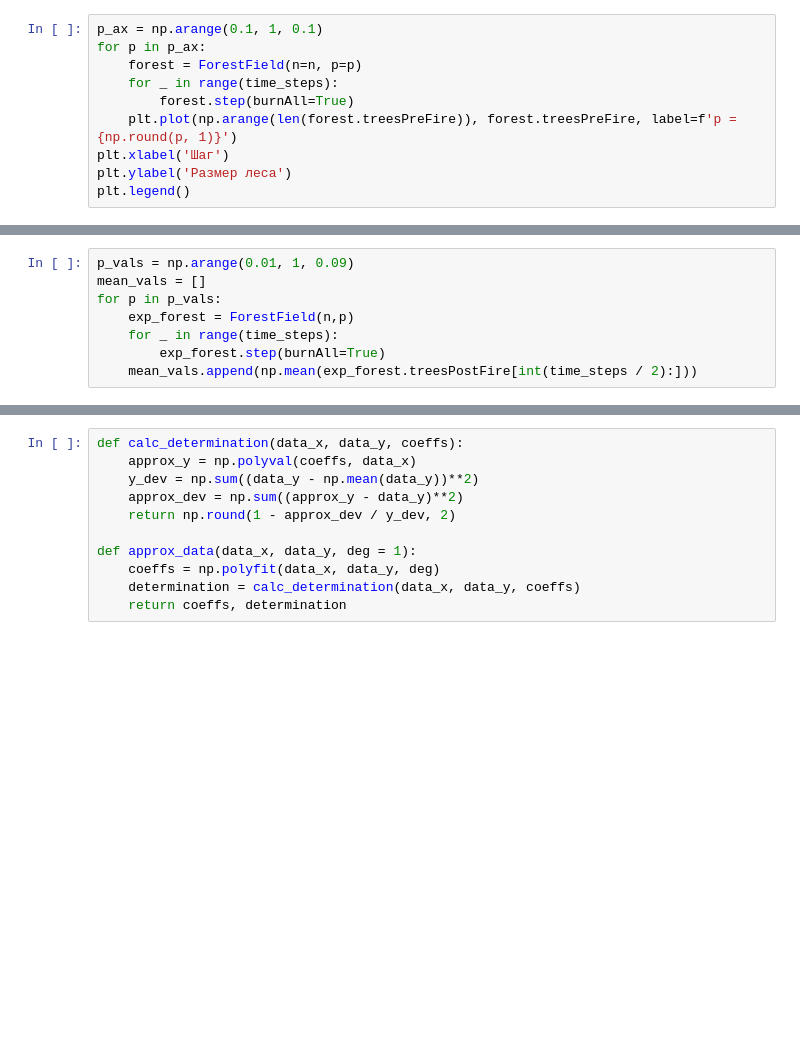
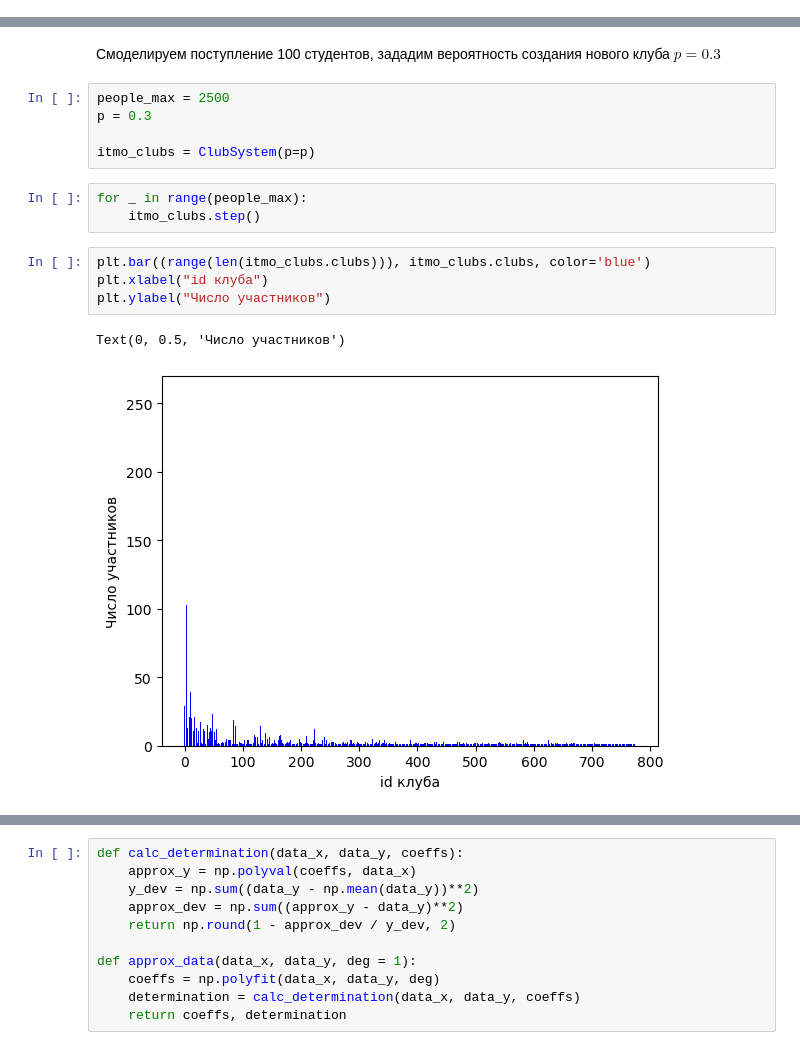
Before and after one commit to EHAT32/mathModelling, a Jupyter notebook: hw2/lab.ipynb, the cells around one changed output, grey strips where cells are left out. Cells and saved outputs as stored; diff of their text form; blank space fills up the shorter version.

```diff
--- a/hw2/lab.ipynb
+++ b/hw2/lab.ipynb
@@ -85,10 +18,0 @@ time_steps = 30000
-# %%
-p_ax = np.arange(0.1, 1, 0.1)
-for p in p_ax:
-    forest = ForestField(n=n, p=p)
-    for _ in range(time_steps):
-        forest.step(burnAll=True)
-    plt.plot(np.arange(len(forest.treesPreFire)), forest.treesPreFire, label=f'p = {np.round(p, 1)}')
-plt.xlabel('Шаг')
-plt.ylabel('Размер леса')
-plt.legend()
@@ -100,8 +18,0 @@ plt.legend()
-# %%
-p_vals = np.arange(0.01, 1, 0.09)
-mean_vals = []
-for p in p_vals:
-    exp_forest = ForestField(n,p)
-    for _ in range(time_steps):
-        exp_forest.step(burnAll=True)
-    mean_vals.append(np.mean(exp_forest.treesPostFire[int(time_steps / 2):]))
@@ -107,0 +54,17 @@ for p in p_vals:
+# %% [markdown]
+Смоделируем поступление 100 студентов, зададим вероятность создания нового клуба $p=0.3$
+# %%
+people_max = 2500
+p = 0.3
+
+itmo_clubs = ClubSystem(p=p)
+# %%
+for _ in range(people_max):
+    itmo_clubs.step()
+# %%
+plt.bar((range(len(itmo_clubs.clubs))), itmo_clubs.clubs, color='blue')
+plt.xlabel("id клуба")
+plt.ylabel("Число участников")
+# %% [output]
+Text(0, 0.5, 'Число участников')
+[figure, added]
```
Also changed, not shown: parts of 34 cells of this notebook, 2 other files.
